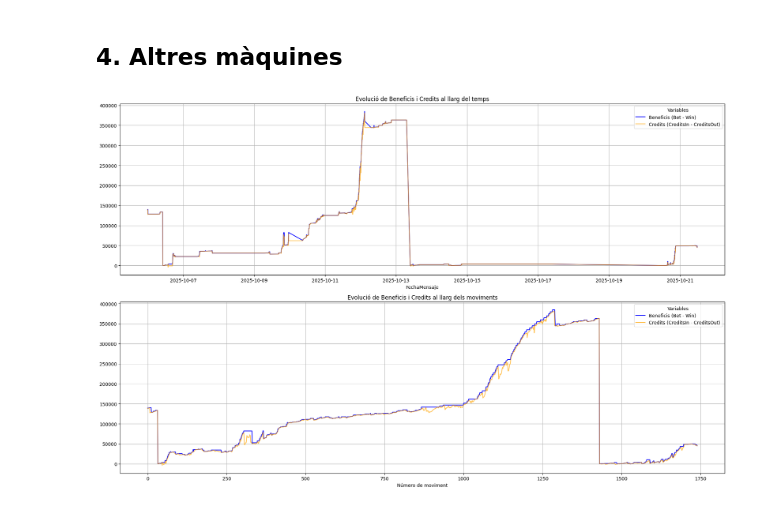
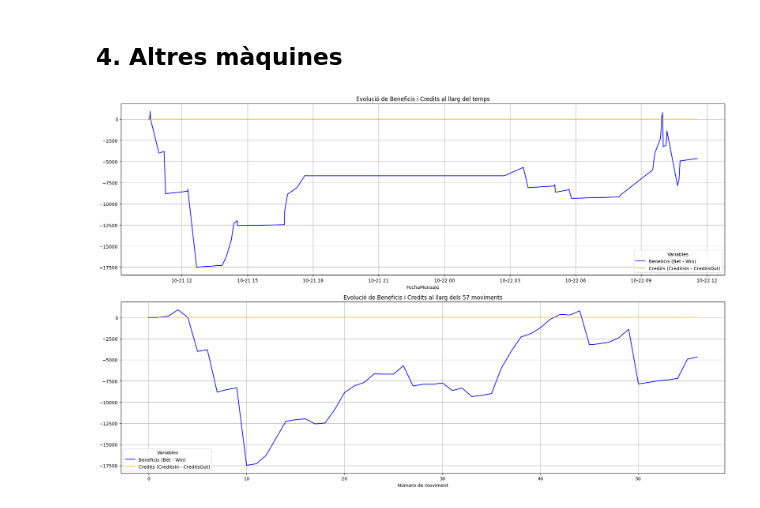
Before and after one commit to Alex-Holistic/Servimatic, a Jupyter notebook: 00_EDA_inicial_Mensajes.ipynb, the cells around one changed output. Saved outputs shown, nothing was run; the diff lists cells and outputs as text; code cells hidden in the pictures.

Commit message:
add master_mensajes managing

```diff
--- a/00_EDA_inicial_Mensajes.ipynb
+++ b/00_EDA_inicial_Mensajes.ipynb
@@ -300,31 +300,21 @@ class EDAinicial:
         6. Plotteja la evolució de 'Bet' i 'Win', així com 'Beneficis' i 'Credits' al llarg del temps i dels moviments.
         ---------------
         Args:
-            filepath (str): Ruta al fitxer CSV amb els missatges.
+            filepath (str): Ruta al fitxer CSV amb els missatges d'una màquina concreta.
+
         """
         self.filepath = filepath
         self.df = None
-        self.keys_found = set()
         self.load_and_process_data()
 
     def load_and_process_data(self):
-        columns= [
-            "ID", "MsgID", "FechaMensaje", "ReqID", "SgID", "Maquina", "SGVer",
-            "ConexionTipoID", "MensajeTipoID", "Mensaje", "FechaModificacion", "UsuarioModificacion"
-        ]
-        self.df = pd.read_csv(self.filepath, sep=';', names=columns, header=None)
+
+        self.df = pd.read_csv(self.filepath, sep=',')
 
         self.df['Missatge_json'] = self.df['Mensaje'].apply(parse_json)
-        self.df['Claus_json'] = self.df['Missatge_json'].apply(get_main_keys)
 
-        unexpected_keys = ('Status', 'Log', 'EventsList')
-        self.df = self.df[~self.df['Claus_json'].apply(lambda keys: any(key in unexpected_keys for key in keys))]
-
-        # add all keys found to the set, except the unexpected ones
-        for keys in self.df['Claus_json'].unique():
-            if not any(key in unexpected_keys for key in keys):
-                self.keys_found.add(keys)
-
+        # only keep rows where 'MensajeTipoID' is 25
+        self.df = self.df[self.df['MensajeTipoID'] == 25] # només missatges que contenen PartAccount
 
         part_account_df = pd.json_normalize(self.df['Missatge_json'].apply(lambda x: x['PartAccount'] if isinstance(x, dict) and 'PartAccount' in x else {}))
         self.df = pd.concat([self.df[['Maquina', 'FechaModificacion', 'FechaMensaje']].reset_index(drop=True), part_account_df.reset_index(drop=True)], axis=1)
@@ -366,7 +356,7 @@ class EDAinicial:
         # Segon subplot: evolució al llarg dels moviments
         ax2.plot(self.df.index, self.df['Bet'], label='Bet', color='blue')
         ax2.plot(self.df.index, self.df['Win'], label='Win', color='orange')
-        ax2.set_title('Evolució de Bet i Win al llarg dels moviments')
+        ax2.set_title(f'Evolució de Bet i Win al llarg dels {len(self.df)} moviments')
         ax2.set_xlabel('Número de moviment')
         ax2.legend(title='Variables')
         ax2.grid()
@@ -386,7 +376,7 @@ class EDAinicial:
         # Primer subplot: evolució al llarg del temps
         ax1.plot(self.df['FechaMensaje'], self.df['Beneficis'], label='Beneficis (Bet - Win)', color='blue')
         ax1.plot(self.df['FechaMensaje'], self.df['Credits'], label='Credits (CreditsIn - CreditsOut)', color='orange', alpha=0.7)
-        ax1.set_title('Evolució de Beneficis i Credits al llarg del temps')
+        ax1.set_title(f'Evolució de Beneficis i Credits al llarg del temps')
         ax1.set_xlabel('FechaMensaje')
         ax1.legend(title='Variables')
         ax1.grid()
@@ -395,7 +385,7 @@ class EDAinicial:
         # Segon subplot: evolució al llarg dels moviments
         ax2.plot(self.df.index, self.df['Beneficis'], label='Beneficis (Bet - Win)', color='blue')
         ax2.plot(self.df.index, self.df['Credits'], label='Credits (CreditsIn - CreditsOut)', color='orange', alpha=0.7)
-        ax2.set_title('Evolució de Beneficis i Credits al llarg dels moviments')
+        ax2.set_title(f'Evolució de Beneficis i Credits al llarg dels {len(self.df)} moviments')
         ax2.set_xlabel('Número de moviment')
         ax2.legend(title='Variables')
         ax2.grid()
@@ -403,7 +393,8 @@ class EDAinicial:
         plt.tight_layout()
         plt.show()
 # %%
-test_eda = EDAinicial('data/POW2.1319.23.csv')
+dataset_path = os.path.join(os.path.dirname(os.getcwd()), 'data', 'Missatges_x_maquina', '7PO2.2033.25.csv')
+test_eda = EDAinicial(dataset_path)
 test_eda.plot_beneficis_credits()
 # %% [output]
-[figure, old version]
+[figure, new version]
```
Also changed, not shown: parts of 1 cell of this notebook, 3 other files.
